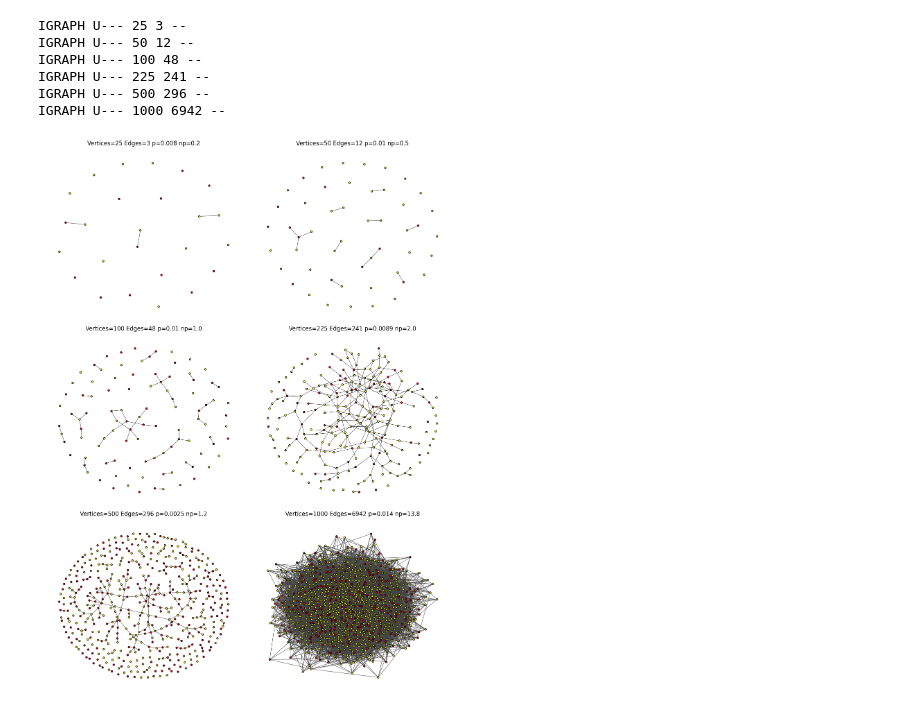
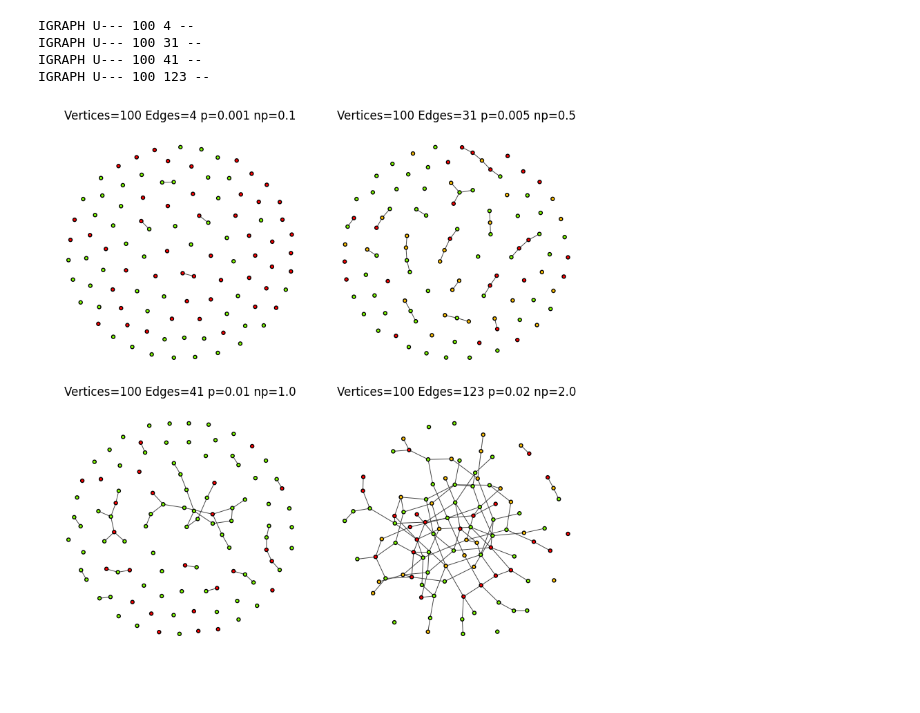
Before and after one commit to apbondarev/notes, a Jupyter notebook: random-graph-report-en/plot.ipynb, the cells around one changed output. Cells and saved outputs as stored; diff of their text form; code cells hidden in the pictures.

Commit message:
plot

```diff
--- a/random-graph-report-en/plot.ipynb
+++ b/random-graph-report-en/plot.ipynb
@@ -7,7 +7,7 @@ import math
 random.seed(0)
 
 def plot_graphs(ncols, nrows, size_probs):
-    fig, ax = plt.subplots(nrows, ncols, figsize=(12, 16), layout='constrained')
+    fig, ax = plt.subplots(nrows, ncols, figsize=(ncols * 4, nrows * 4), layout='constrained')
     i = 0
     palette = ig.RainbowPalette(ncols * nrows)
     for vertex_count, p in size_probs:
@@ -45,10 +35,9 @@ IGRAPH U--- 100 447 --
-# %%
-plot_graphs(2, 3, [(25, 0.2/25), (50, 0.5/50), (100, 1.0/100), (225, 2.0/225), (500, log_on_n(0.2, 500)), (1000, log_on_n(2, 1000))])
-# %% [output]
-IGRAPH U--- 25 3 --
-IGRAPH U--- 50 12 --
-IGRAPH U--- 100 48 --
-IGRAPH U--- 225 241 --
-IGRAPH U--- 500 296 --
-IGRAPH U--- 1000 6942 --
-[figure, removed]
+# %%
+graph_size_prob_01 = [(100, p/100) for p in [0.1, 0.5, 1.0, 2.0]]
+plot_graphs(2, 2, graph_size_prob_01)
+# %% [output]
+IGRAPH U--- 100 4 --
+IGRAPH U--- 100 31 --
+IGRAPH U--- 100 41 --
+IGRAPH U--- 100 123 --
+[figure, added]
```
Also changed, not shown: parts of 3 cells of this notebook.
